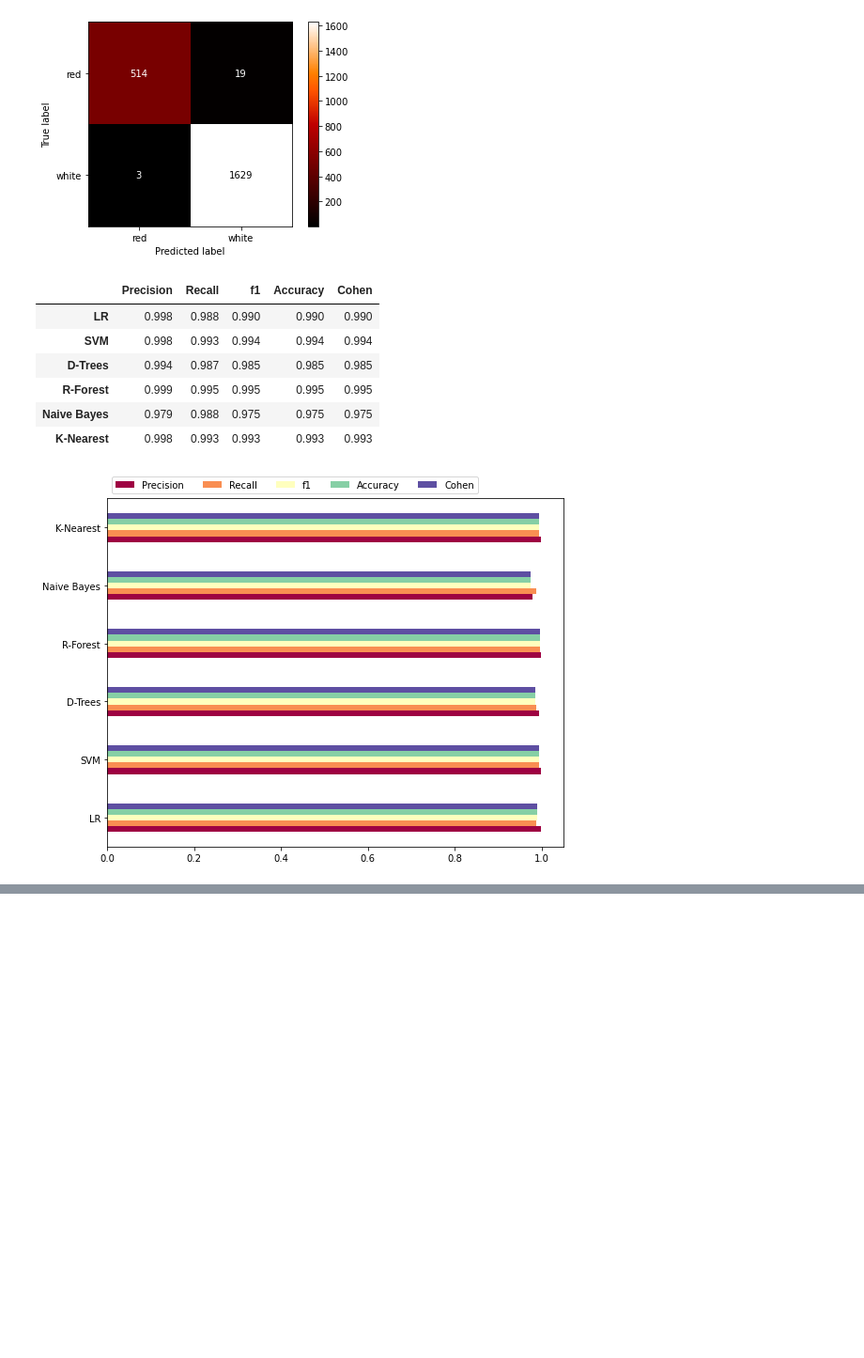
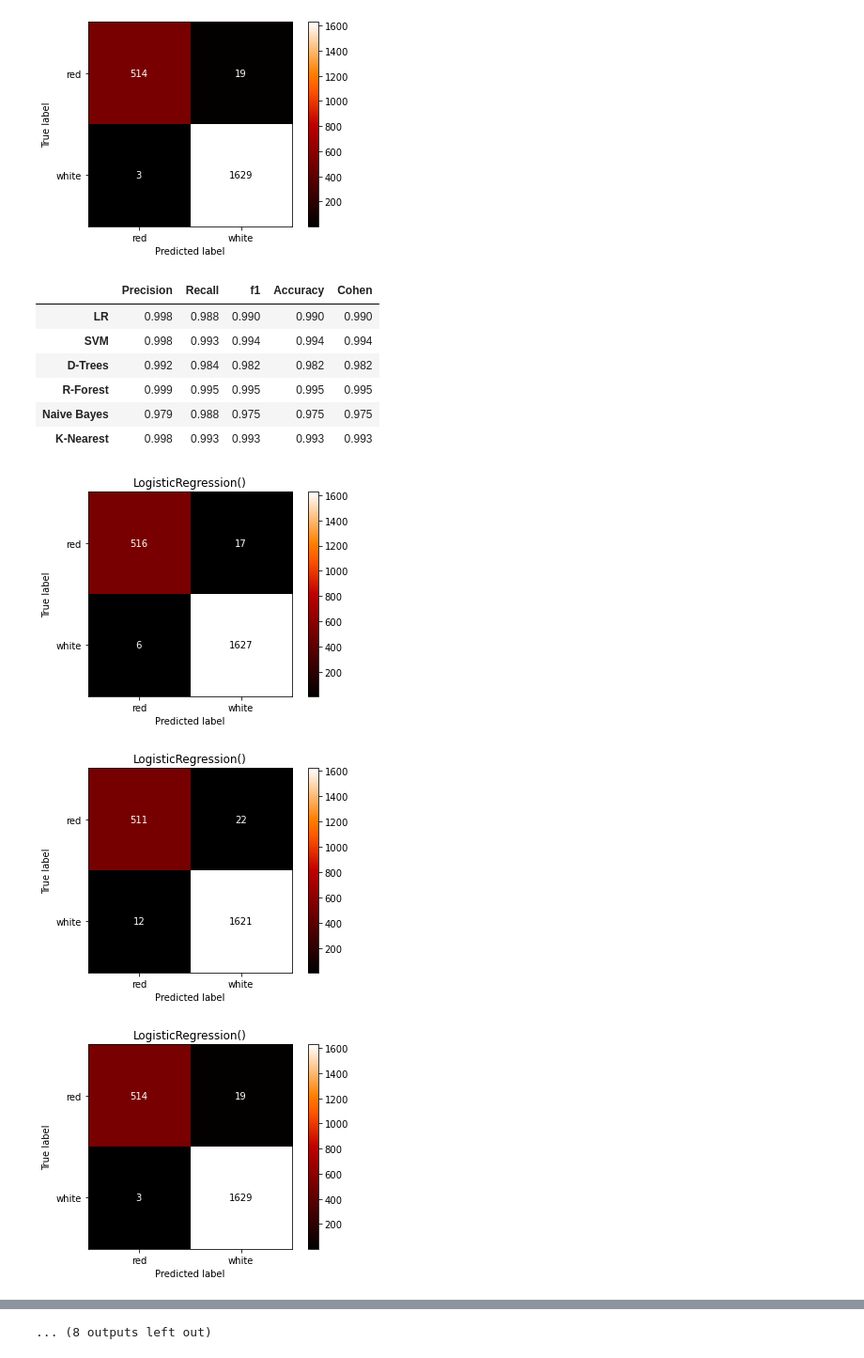
Before and after one commit to GitKPAN/4_BlueBerry-Winery, a Jupyter notebook: Blue_Berry_Winery.ipynb, the cells around one changed output, grey strips where cells are left out. Shown at 94% size. Cells and saved outputs as stored; diff of their text form; code cells hidden in the pictures; blank space fills up the shorter version.

Commit message:
Created confusion matrices and analysis of ML

```diff
--- a/Blue_Berry_Winery.ipynb
+++ b/Blue_Berry_Winery.ipynb
@@ -2155,36 +2155,42 @@ for key in models.keys():
         f1[key] = round(recall_score(predictions, Y_test),3)
         accuracy[key] = round(accuracy_score(predictions, Y_test),3)
         cohen[key] = round(cohen_kappa_score(Y_test, predictions),3)
+    #Let's create a matrix
+        Matrix = ConfusionMatrixDisplay.from_predictions(Y_test, predictions, display_labels= ["red", "white"], colorbar= True, cmap="gist_heat")
+        plt.title(models[key])
+
 
 #we create a pandas frame with the stored metrics
 Metrics = pd.DataFrame(index= models.keys(), columns=["Precision", "Recall", "f1", "Accuracy"])
 Metrics['Precision'] = precision.values()
 Metrics['Recall'] = recall.values()
 Metrics['f1'] = accuracy.values()
 Metrics['Accuracy'] = accuracy.values()
 Metrics['Cohen'] = accuracy.values()
 
 display(Metrics)
 
 # lets visualisze or metrics table
 ax = Metrics.plot.barh(figsize= (8,6), cmap="Spectral")
 ax.legend(ncol=len(models.keys()),
     bbox_to_anchor=(0, 1),
     loc='lower left',
     prop={'size': 10})
 
 plt.tight_layout()
 
 # Let's create a subplot with confusion matrixes of the different models for another angle of comparison
 
 
 plt.show()
 # %% [output]
 |  | Precision | Recall | f1 | Accuracy | Cohen |
 | LR | 0.998 | 0.988 | 0.990 | 0.990 | 0.990 |
 | SVM | 0.998 | 0.993 | 0.994 | 0.994 | 0.994 |
-| D-Trees | 0.994 | 0.987 | 0.985 | 0.985 | 0.985 |
+| D-Trees | 0.992 | 0.984 | 0.982 | 0.982 | 0.982 |
 | R-Forest | 0.999 | 0.995 | 0.995 | 0.995 | 0.995 |
 | Naive Bayes | 0.979 | 0.988 | 0.975 | 0.975 | 0.975 |
 | K-Nearest | 0.998 | 0.993 | 0.993 | 0.993 | 0.993 |
-[figure, old version]
+[figure, new version]
+[figure, added]
+[figure, added]
@@ -2190,0 +2205 @@ plt.show()
+... (8 outputs left out)
```
Also changed, not shown: parts of 1 cell of this notebook.
